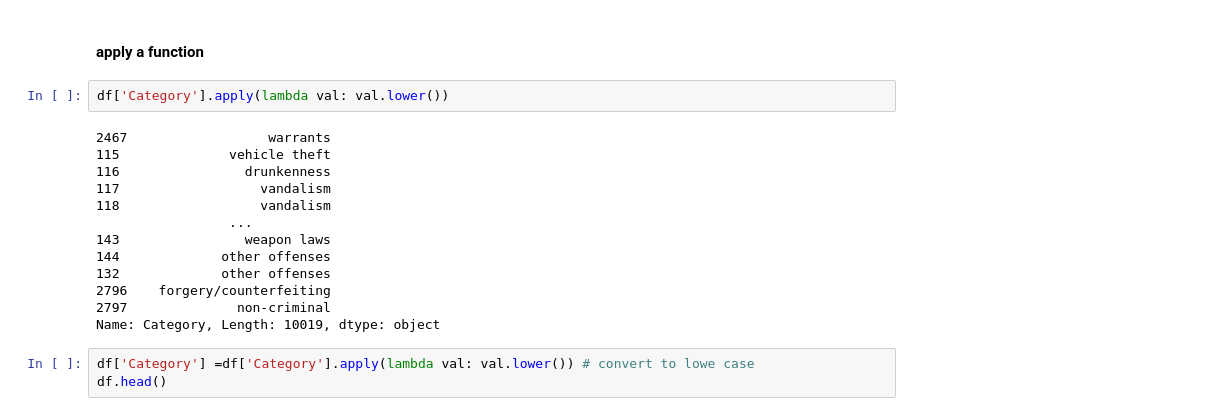
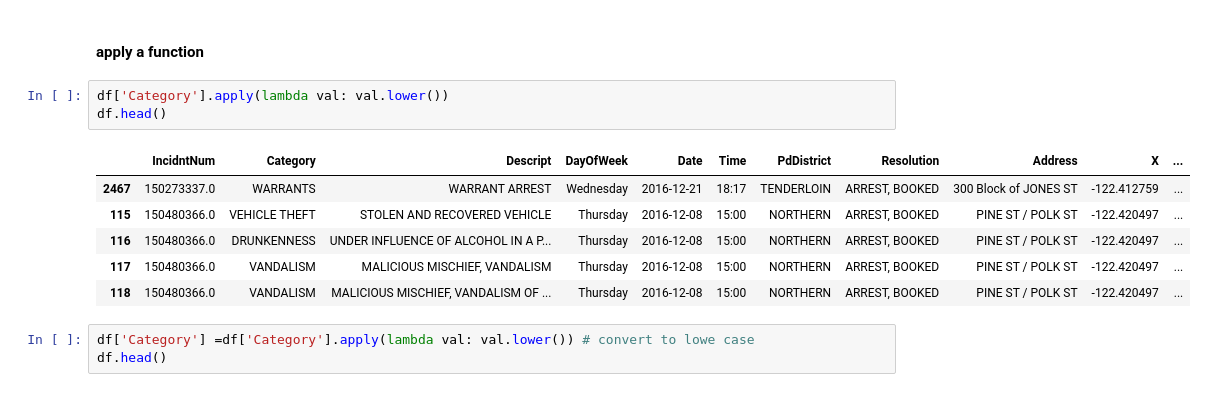
Before and after one commit to Manisha032/Python-Basic, a Jupyter notebook: data_analytics/PANDAS_BASICS.ipynb, the cells around one changed output. Drawn from its saved outputs; the diff is of its cells as text.

```diff
--- a/data_analytics/PANDAS_BASICS.ipynb
+++ b/data_analytics/PANDAS_BASICS.ipynb
@@ -199,19 +257,14 @@ df.pivot_table(index= 'Category', columns= 'Resolution', values= 'IncidntNum', a
 #### apply a function
 # %%
 df['Category'].apply(lambda val: val.lower())
+df.head()
 # %% [output]
-2467                  warrants
-115              vehicle theft
-116                drunkenness
-117                  vandalism
-118                  vandalism
-                 ...
-143                weapon laws
-144             other offenses
-132             other offenses
-2796    forgery/counterfeiting
-2797              non-criminal
-Name: Category, Length: 10019, dtype: object
+|  | IncidntNum | Category | Descript | DayOfWeek | Date | Time | PdDistrict | Resolution | Address | X | ... |
+| 2467 | 150273337.0 | WARRANTS | WARRANT ARREST | Wednesday | 2016-12-21 | 18:17 | TENDERLOIN | ARREST, BOOKED | 300 Block of JONES ST | -122.412759 | ... |
+| 115 | 150480366.0 | VEHICLE THEFT | STOLEN AND RECOVERED VEHICLE | Thursday | 2016-12-08 | 15:00 | NORTHERN | ARREST, BOOKED | PINE ST / POLK ST | -122.420497 | ... |
+| 116 | 150480366.0 | DRUNKENNESS | UNDER INFLUENCE OF ALCOHOL IN A P... | Thursday | 2016-12-08 | 15:00 | NORTHERN | ARREST, BOOKED | PINE ST / POLK ST | -122.420497 | ... |
+| 117 | 150480366.0 | VANDALISM | MALICIOUS MISCHIEF, VANDALISM | Thursday | 2016-12-08 | 15:00 | NORTHERN | ARREST, BOOKED | PINE ST / POLK ST | -122.420497 | ... |
+| 118 | 150480366.0 | VANDALISM | MALICIOUS MISCHIEF, VANDALISM OF ... | Thursday | 2016-12-08 | 15:00 | NORTHERN | ARREST, BOOKED | PINE ST / POLK ST | -122.420497 | ... |
 # %%
 df['Category'] =df['Category'].apply(lambda val: val.lower()) # convert to lowe case
 df.head()
```
Also changed, not shown: parts of 8 cells of this notebook, 1 other file.
